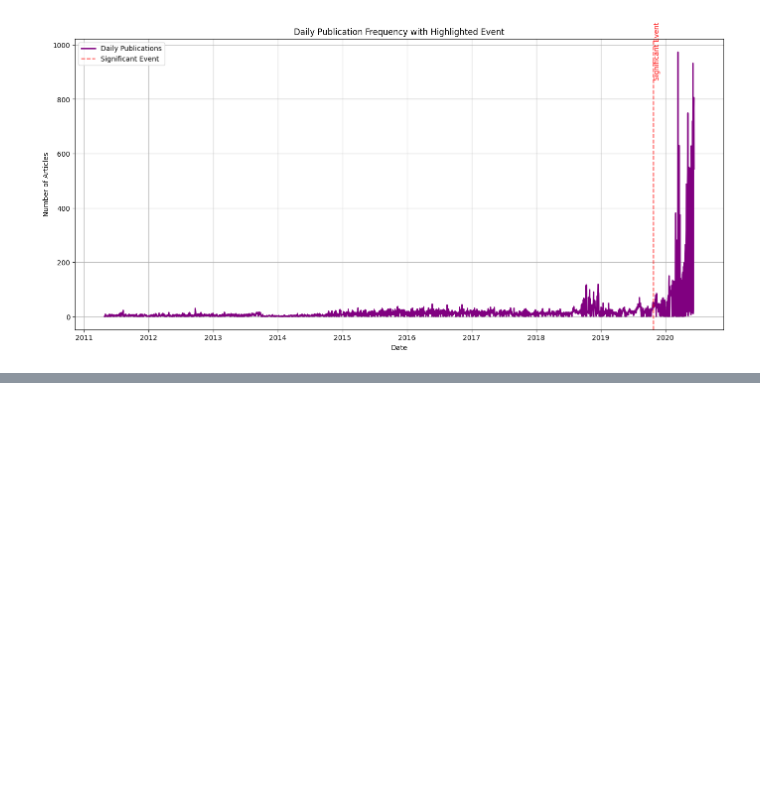
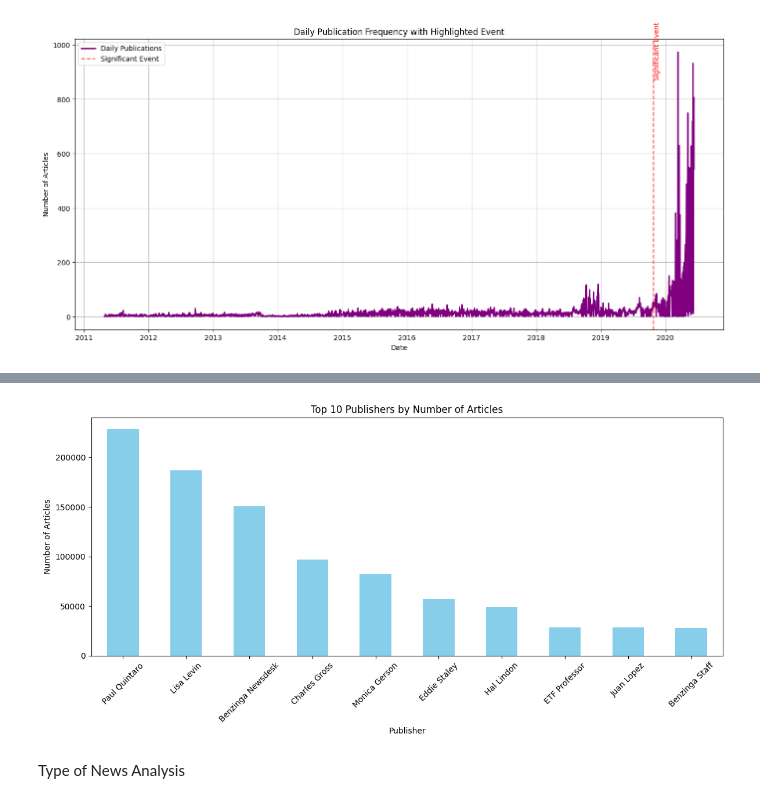
Before and after one commit to abdure-ai/Financial-Data-Analysis-For-Nova_Financial_Solutions, a Jupyter notebook: notebooks/EDA.ipynb, the cells around one changed output, grey strips where cells are left out. Cells and saved outputs as stored; diff of their text form; code cells hidden in the pictures; blank space fills up the shorter version.

Commit message:
Publisher Analysis Done

```diff
--- a/notebooks/EDA.ipynb
+++ b/notebooks/EDA.ipynb
@@ -288,3 +288,13 @@ plt.tight_layout()
 plt.show()
 # %% [output]
 [figure]
+# %%
+# -----------------------------
+# 1. Publisher Contribution Analysis
+# -----------------------------
+# Count the number of articles by each publisher
+publisher_counts = data['publisher'].value_counts()
+
+# Display the top publishers
+print("Top Publishers:")
+print(publisher_counts.head(10))
@@ -290,0 +315,14 @@ plt.show()
+# %%
+# Plot the top publishers
+plt.figure(figsize=(12, 6))
+publisher_counts.head(10).plot(kind='bar', color='skyblue')
+plt.title('Top 10 Publishers by Number of Articles')
+plt.xlabel('Publisher')
+plt.ylabel('Number of Articles')
+plt.xticks(rotation=45)
+plt.tight_layout()
+plt.show()
+# %% [output]
+[figure, added]
+# %% [markdown]
+ Type of News Analysis
```
Also changed, not shown: parts of 5 cells of this notebook.
